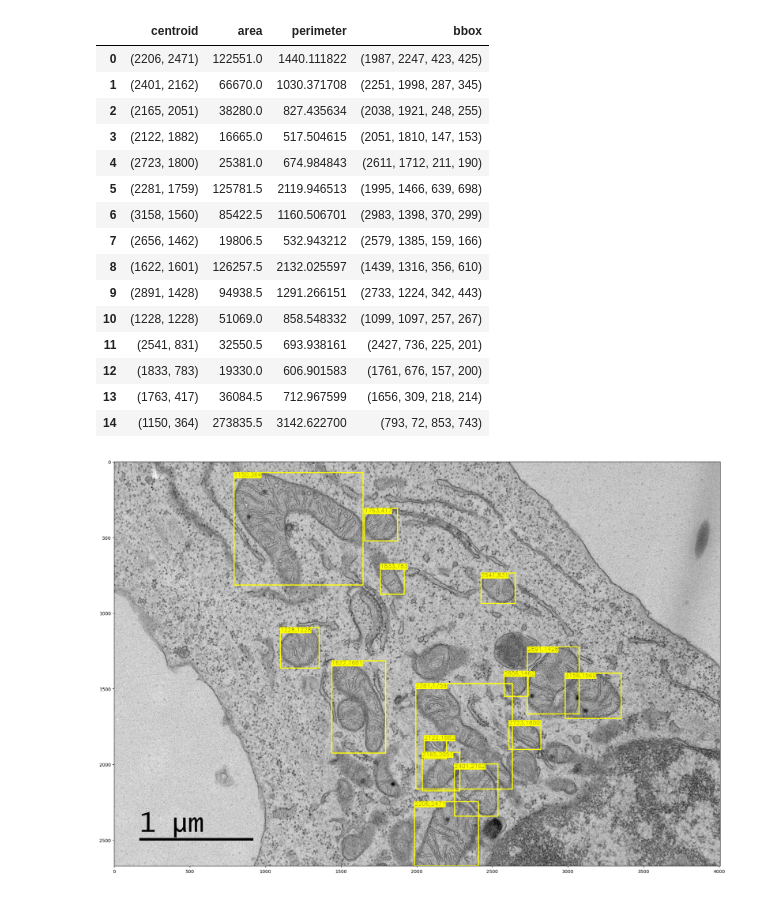
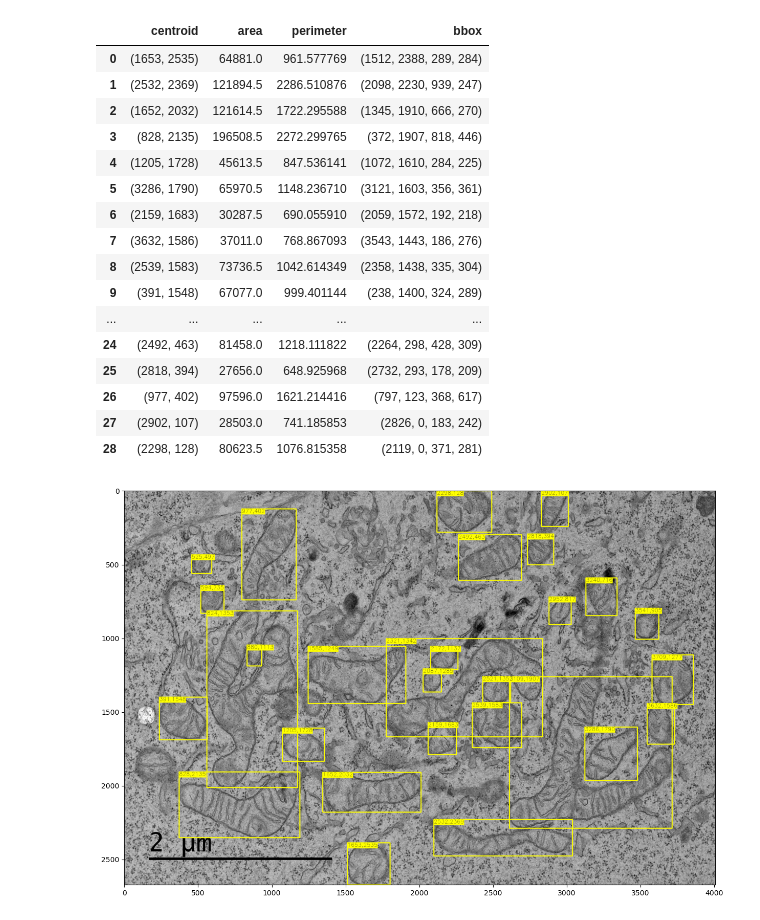
Before and after one commit to ogkristi/mitotem, a Jupyter notebook: notebooks/3-analysis.ipynb, the cells around one changed output. Saved outputs shown, nothing was run; the diff lists cells and outputs as text; code cells hidden in the pictures.

```diff
--- a/notebooks/3-analysis.ipynb
+++ b/notebooks/3-analysis.ipynb
@@ -10,35 +7,36 @@ The autoreload extension is already loaded. To reload it, use:
 # %%
 import matplotlib.pyplot as plt
 import pandas as pd
 import numpy as np
 import cv2 as cv
 import torch
 from src.data.loaders import MitoSemsegDataset
-from src.analysis.components import get_mito_stats
+from src.analysis.components import get_mito_stats, crop_all_mitos, get_cristae_mask
 from src.visualization.analysis import show_mito_stats
 
 dataset = MitoSemsegDataset()
-img, mask = [(255*x).squeeze().to(torch.uint8).numpy() for x in dataset[98]]
+img, mask = [(255*x).squeeze().to(torch.uint8).numpy() for x in dataset[81]]
 
-stats = get_mito_stats(mask)
+stats = get_mito_stats(img,mask)
 display(stats)
 
 show_mito_stats(img, stats)
 # %% [output]
 |  | centroid | area | perimeter | bbox |
-| 0 | (2206, 2471) | 122551.0 | 1440.111822 | (1987, 2247, 423, 425) |
-| 1 | (2401, 2162) | 66670.0 | 1030.371708 | (2251, 1998, 287, 345) |
-| 2 | (2165, 2051) | 38280.0 | 827.435634 | (2038, 1921, 248, 255) |
-| 3 | (2122, 1882) | 16665.0 | 517.504615 | (2051, 1810, 147, 153) |
-| 4 | (2723, 1800) | 25381.0 | 674.984843 | (2611, 1712, 211, 190) |
-| 5 | (2281, 1759) | 125781.5 | 2119.946513 | (1995, 1466, 639, 698) |
-| 6 | (3158, 1560) | 85422.5 | 1160.506701 | (2983, 1398, 370, 299) |
-| 7 | (2656, 1462) | 19806.5 | 532.943212 | (2579, 1385, 159, 166) |
-| 8 | (1622, 1601) | 126257.5 | 2132.025597 | (1439, 1316, 356, 610) |
-| 9 | (2891, 1428) | 94938.5 | 1291.266151 | (2733, 1224, 342, 443) |
-| 10 | (1228, 1228) | 51069.0 | 858.548332 | (1099, 1097, 257, 267) |
-| 11 | (2541, 831) | 32550.5 | 693.938161 | (2427, 736, 225, 201) |
-| 12 | (1833, 783) | 19330.0 | 606.901583 | (1761, 676, 157, 200) |
-| 13 | (1763, 417) | 36084.5 | 712.967599 | (1656, 309, 218, 214) |
-| 14 | (1150, 364) | 273835.5 | 3142.622700 | (793, 72, 853, 743) |
+| 0 | (1653, 2535) | 64881.0 | 961.577769 | (1512, 2388, 289, 284) |
+| 1 | (2532, 2369) | 121894.5 | 2286.510876 | (2098, 2230, 939, 247) |
+| 2 | (1652, 2032) | 121614.5 | 1722.295588 | (1345, 1910, 666, 270) |
+| 3 | (828, 2135) | 196508.5 | 2272.299765 | (372, 1907, 818, 446) |
+| 4 | (1205, 1728) | 45613.5 | 847.536141 | (1072, 1610, 284, 225) |
+| 5 | (3286, 1790) | 65970.5 | 1148.236710 | (3121, 1603, 356, 361) |
+| 6 | (2159, 1683) | 30287.5 | 690.055910 | (2059, 1572, 192, 218) |
+| 7 | (3632, 1586) | 37011.0 | 768.867093 | (3543, 1443, 186, 276) |
+| 8 | (2539, 1583) | 73736.5 | 1042.614349 | (2358, 1438, 335, 304) |
+| 9 | (391, 1548) | 67077.0 | 999.401144 | (238, 1400, 324, 289) |
+| ... | ... | ... | ... | ... |
+| 24 | (2492, 463) | 81458.0 | 1218.111822 | (2264, 298, 428, 309) |
+| 25 | (2818, 394) | 27656.0 | 648.925968 | (2732, 293, 178, 209) |
+| 26 | (977, 402) | 97596.0 | 1621.214416 | (797, 123, 368, 617) |
+| 27 | (2902, 107) | 28503.0 | 741.185853 | (2826, 0, 183, 242) |
+| 28 | (2298, 128) | 80623.5 | 1076.815358 | (2119, 0, 371, 281) |
-[figure, old version]
+[figure, new version]
```
Also changed, not shown: parts of 6 cells of this notebook, 11 other files.
